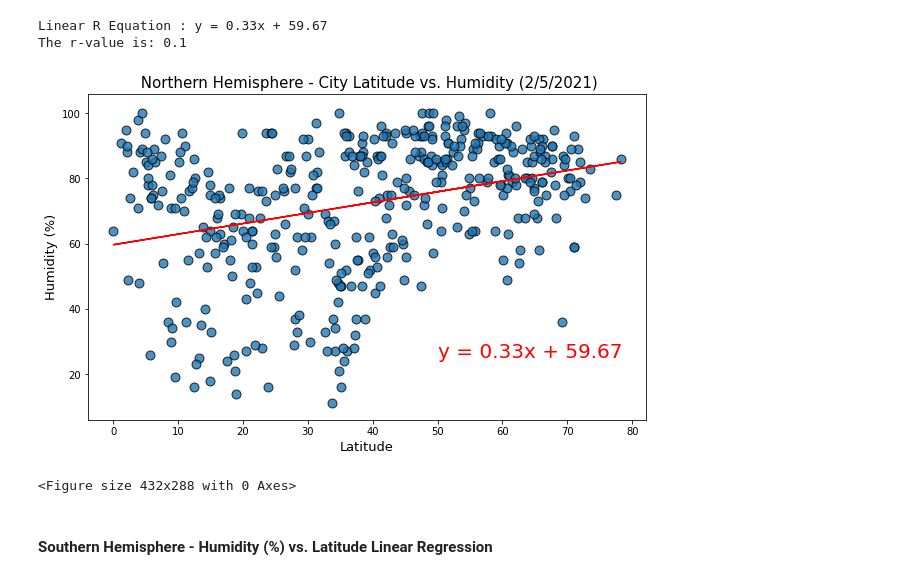
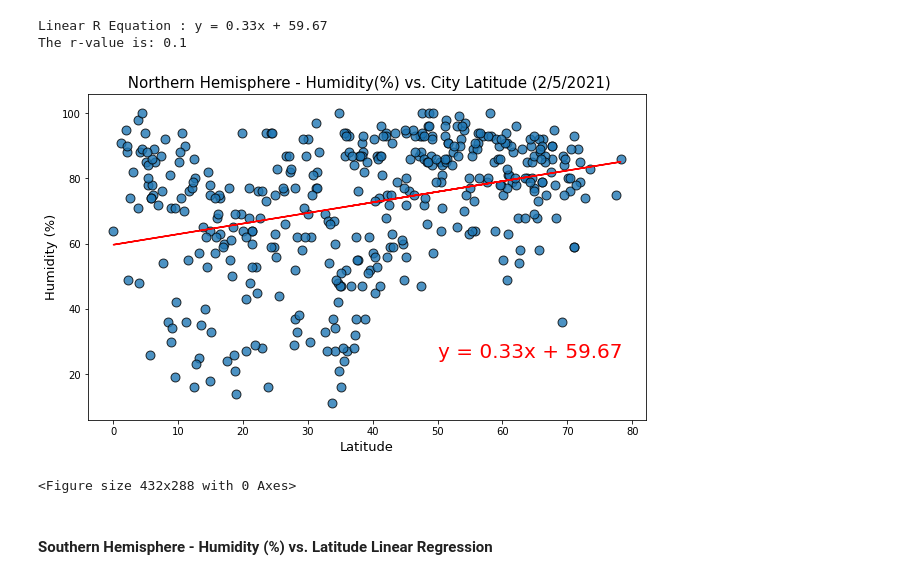
Before and after one commit to divya-gh/python-api-challenge, a Jupyter notebook: WeatherPy/WeatherPy.ipynb, the cells around one changed output. Saved outputs shown, nothing was run; the diff lists cells and outputs as text; code cells hidden in the pictures.

```diff
--- a/WeatherPy/WeatherPy.ipynb
+++ b/WeatherPy/WeatherPy.ipynb
@@ -490,28 +495,28 @@ The r-value is: 0.1
 # %%
 #plotting scatter Northern Hemisphere - Humidity (%) vs. Latitude with Linear Regression
 #Set Title and Label for the pLot
-title_NHumid = f" Northern Hemisphere - City Latitude vs. Humidity ({date})"
+title_NHumid = f" Northern Hemisphere - Humidity(%) vs. City Latitude ({date})"
 ylabel_NHumid = "Humidity (%)"
 
 #Set ylim minimum
 ymin_NHumid = 5
 ymax_NHumid = 6
 
 #set annotation limit
 lmin_NHumid =50
 lmax_NHumid =-75
 
 #Call the function for plotting
 scatterplot_N_Humid =  LR_Scatterplot(x_axis_NH_Humid,
                                       y_axis_NH_humid ,
                                       regress_values_N_Humid,
                                       line_eq_N_Humid,
                                       title_NHumid,
                                       ylabel_NHumid,
                                       ymin_NHumid, ymax_NHumid,
                                       lmin_NHumid , lmax_NHumid )
 # %% [output]
-[figure, old version]
+[figure, new version]
 <Figure size 432x288 with 0 Axes>
 # %% [markdown]
 ####  Southern Hemisphere - Humidity (%) vs. Latitude Linear Regression
```
Also changed, not shown: parts of 3 cells of this notebook.
